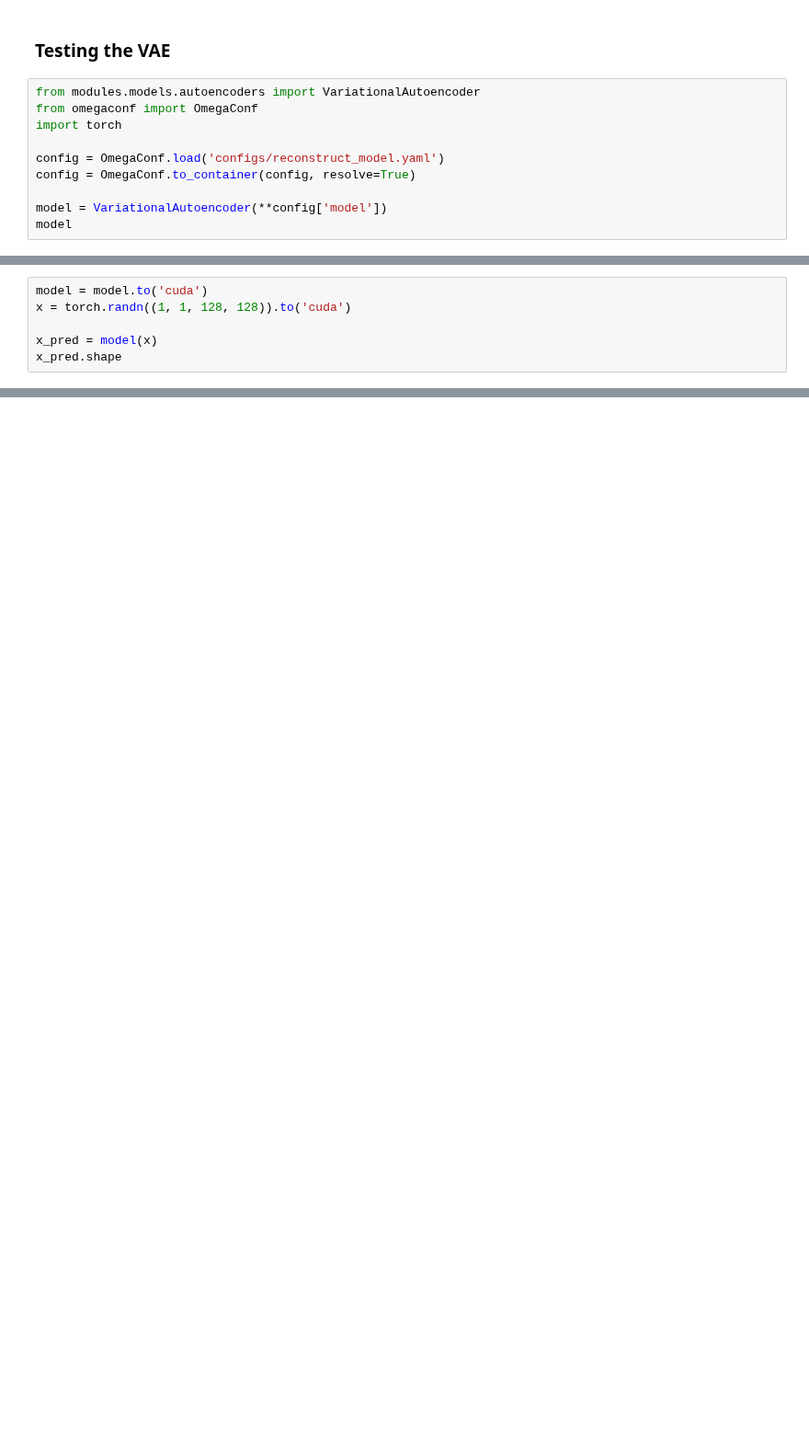
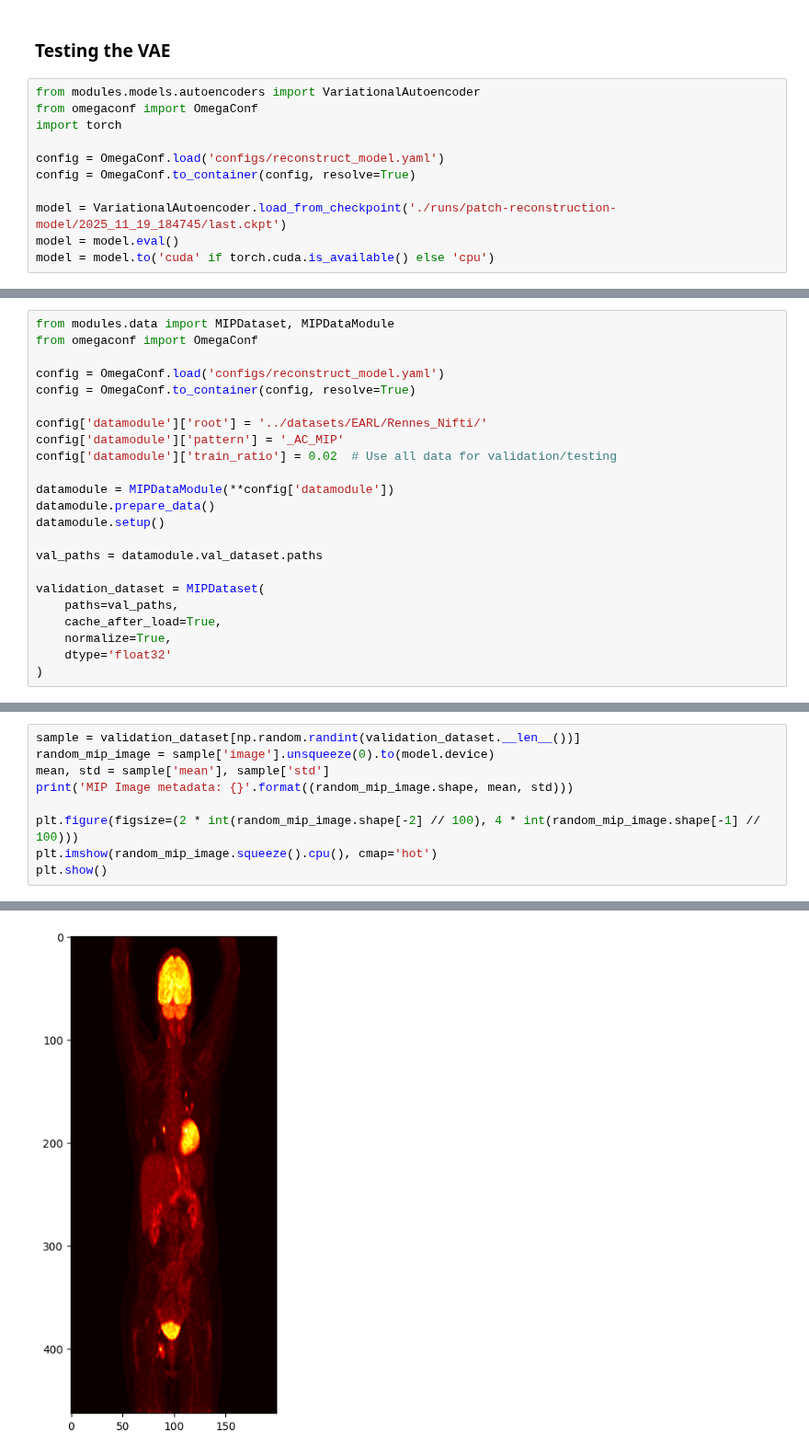
Before and after one commit to Arksyd96/federated-pet-harmonization, a Jupyter notebook: draft.ipynb, the cells around one changed output, grey strips where cells are left out. Shown at 92% size. Drawn from its saved outputs; the diff is of its cells as text; blank space fills up the shorter version.

Commit message:
pet to Rennes data mip - radiomics extraction

```diff
--- a/draft.ipynb
+++ b/draft.ipynb
@@ -171,5 +188,6 @@ import torch
 config = OmegaConf.load('configs/reconstruct_model.yaml')
 config = OmegaConf.to_container(config, resolve=True)
 
-model = VariationalAutoencoder(**config['model'])
-model
+model = VariationalAutoencoder.load_from_checkpoint('./runs/patch-reconstruction-model/2025_11_19_184745/last.ckpt')
+model = model.eval()
+model = model.to('cuda' if torch.cuda.is_available() else 'cpu')
@@ -176,6 +195,0 @@ model
-# %%
-model = model.to('cuda')
-x = torch.randn((1, 1, 128, 128)).to('cuda')
-
-x_pred = model(x)
-x_pred.shape
@@ -183,0 +196,23 @@ torch.Size([1, 1, 128, 128])
+# %%
+from modules.data import MIPDataset, MIPDataModule
+from omegaconf import OmegaConf
+
+config = OmegaConf.load('configs/reconstruct_model.yaml')
+config = OmegaConf.to_container(config, resolve=True)
+
+config['datamodule']['root'] = '../datasets/EARL/Rennes_Nifti/'
+config['datamodule']['pattern'] = '_AC_MIP'
+config['datamodule']['train_ratio'] = 0.02  # Use all data for validation/testing
+
+datamodule = MIPDataModule(**config['datamodule'])
+datamodule.prepare_data()
+datamodule.setup()
+
+val_paths = datamodule.val_dataset.paths
+
+validation_dataset = MIPDataset(
+    paths=val_paths,
+    cache_after_load=True,
+    normalize=True,
+    dtype='float32'
+)
@@ -183,0 +223,10 @@ torch.Size([1, 1, 128, 128])
+# %%
+sample = validation_dataset[np.random.randint(validation_dataset.__len__())]
+random_mip_image = sample['image'].unsqueeze(0).to(model.device)
+mean, std = sample['mean'], sample['std']
+print('MIP Image metadata: {}'.format((random_mip_image.shape, mean, std)))
+
+plt.figure(figsize=(2 * int(random_mip_image.shape[-2] // 100), 4 * int(random_mip_image.shape[-1] // 100)))
+plt.imshow(random_mip_image.squeeze().cpu(), cmap='hot')
+plt.show()
+# %% [output]
@@ -183,0 +234 @@ torch.Size([1, 1, 128, 128])
+[figure, added]
```
Also changed, not shown: parts of 13 cells of this notebook, 3 other files.
